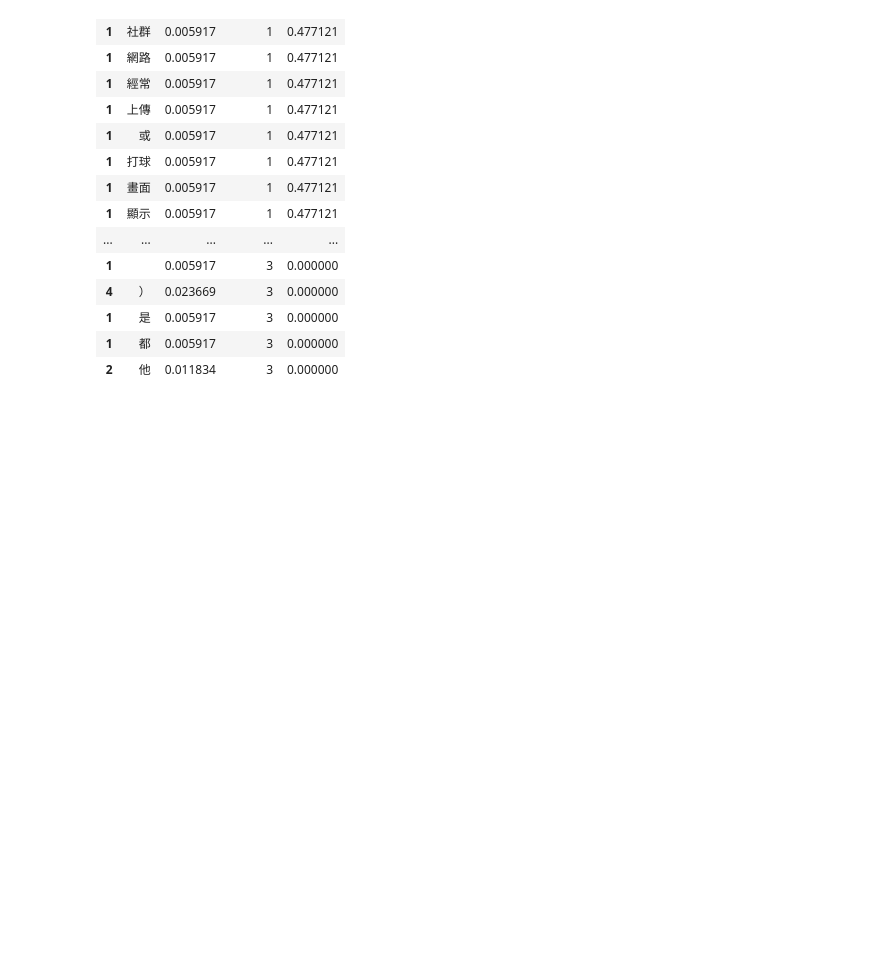
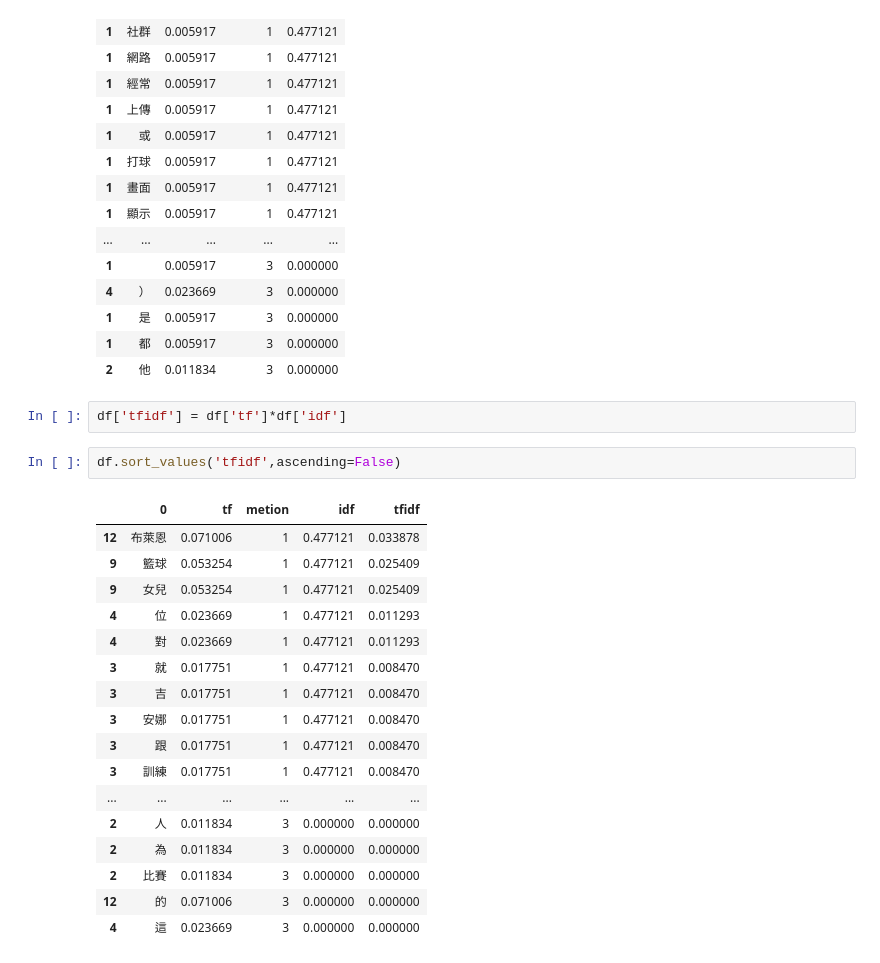
Before and after one commit to moodoa/tfidf, a Jupyter notebook: nba_news.ipynb, the cells around one changed output. Saved outputs shown, nothing was run; the diff lists cells and outputs as text; blank space fills up the shorter version.

```diff
--- a/nba_news.ipynb
+++ b/nba_news.ipynb
@@ -172,3 +177,25 @@ df.sort_values('idf',ascending=False)
 | 1 | 是 | 0.005917 | 3 | 0.000000 |
 | 1 | 都 | 0.005917 | 3 | 0.000000 |
 | 2 | 他 | 0.011834 | 3 | 0.000000 |
+# %%
+df['tfidf'] = df['tf']*df['idf']
+# %%
+df.sort_values('tfidf',ascending=False)
+# %% [output]
+|  | 0 | tf | metion | idf | tfidf |
+| 12 | 布萊恩 | 0.071006 | 1 | 0.477121 | 0.033878 |
+| 9 | 籃球 | 0.053254 | 1 | 0.477121 | 0.025409 |
+| 9 | 女兒 | 0.053254 | 1 | 0.477121 | 0.025409 |
+| 4 | 位 | 0.023669 | 1 | 0.477121 | 0.011293 |
+| 4 | 對 | 0.023669 | 1 | 0.477121 | 0.011293 |
+| 3 | 就 | 0.017751 | 1 | 0.477121 | 0.008470 |
+| 3 | 吉 | 0.017751 | 1 | 0.477121 | 0.008470 |
+| 3 | 安娜 | 0.017751 | 1 | 0.477121 | 0.008470 |
+| 3 | 跟 | 0.017751 | 1 | 0.477121 | 0.008470 |
+| 3 | 訓練 | 0.017751 | 1 | 0.477121 | 0.008470 |
+| ... | ... | ... | ... | ... | ... |
+| 2 | 人 | 0.011834 | 3 | 0.000000 | 0.000000 |
+| 2 | 為 | 0.011834 | 3 | 0.000000 | 0.000000 |
+| 2 | 比賽 | 0.011834 | 3 | 0.000000 | 0.000000 |
+| 12 | 的 | 0.071006 | 3 | 0.000000 | 0.000000 |
+| 4 | 這 | 0.023669 | 3 | 0.000000 | 0.000000 |
```
Also changed, not shown: parts of 1 cell of this notebook, 1 other file.
